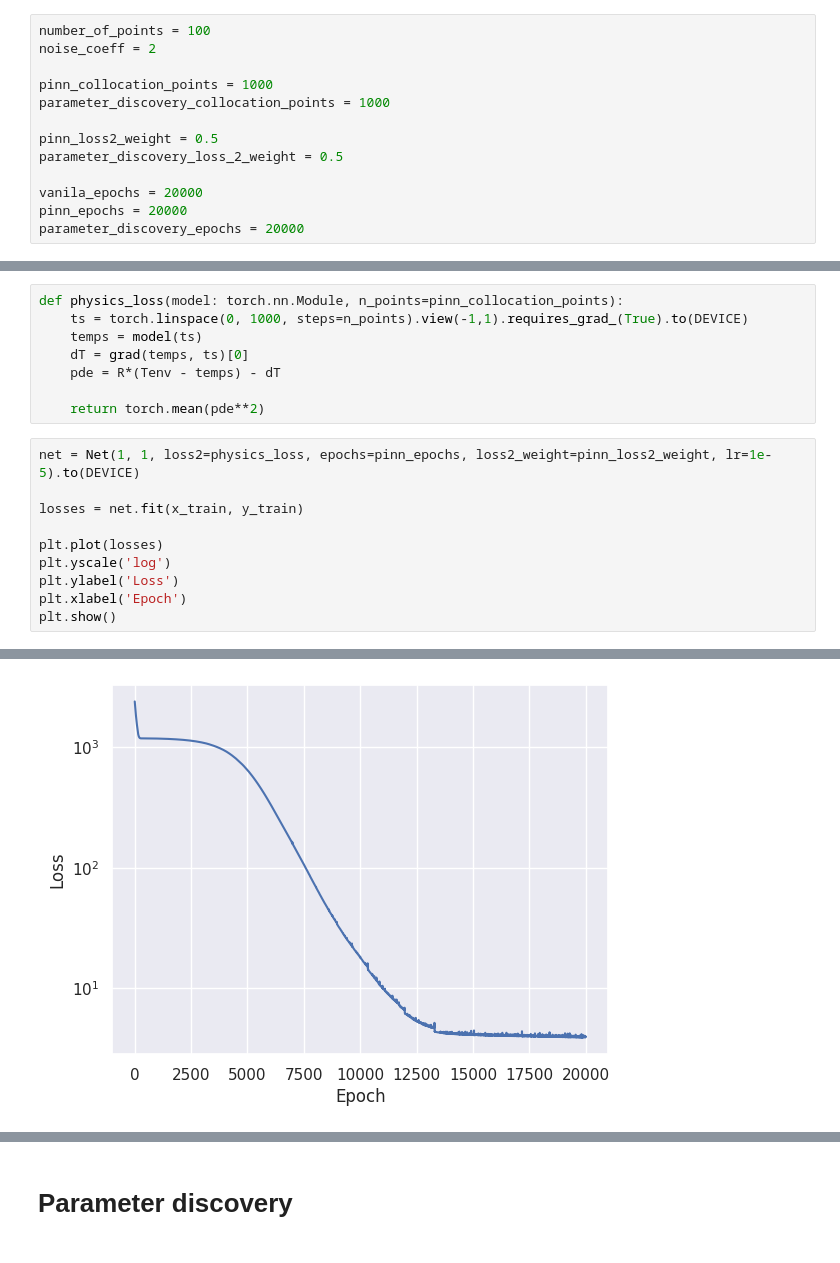
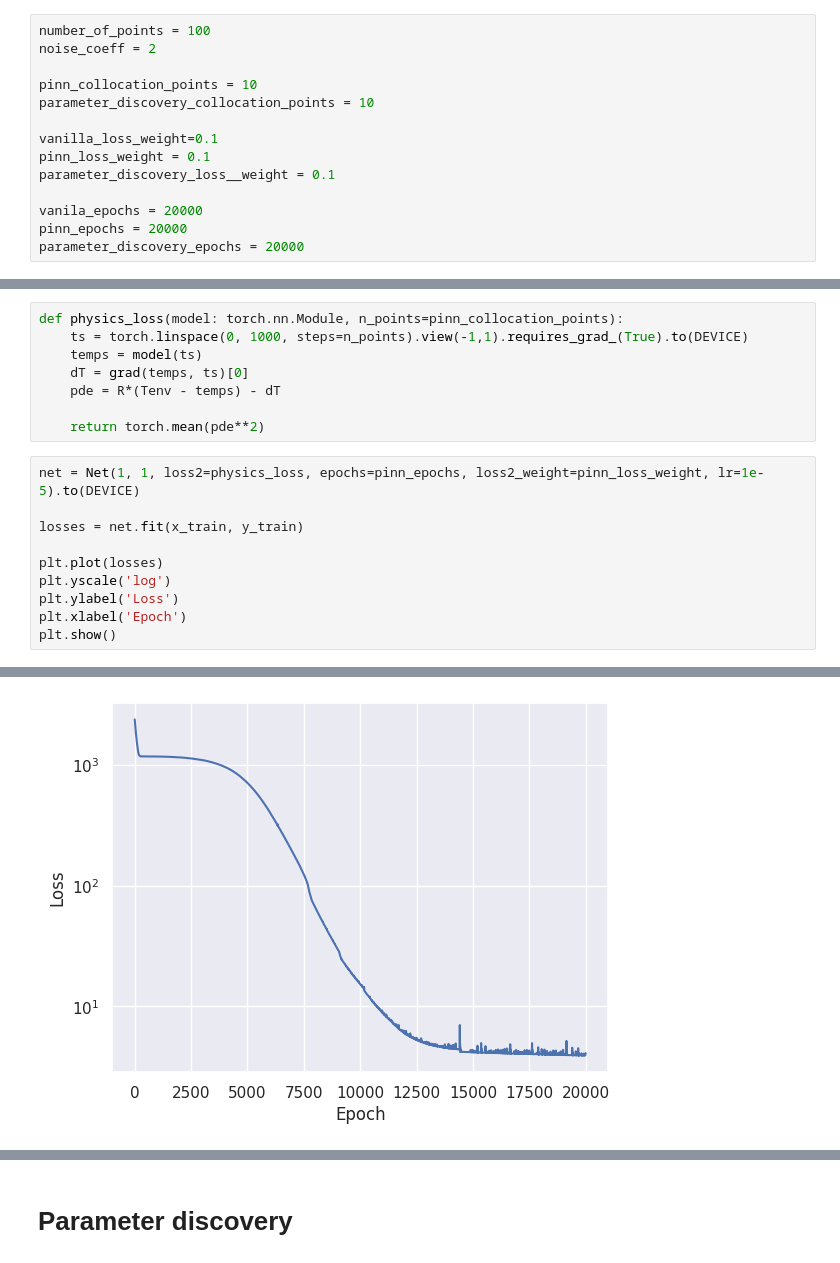
Before and after one commit to MrzAhmadi/PINNs, a Jupyter notebook: experiment/cooling_rate/cooling_rate_train_test.ipynb, the cells around one changed output, grey strips where cells are left out. Saved outputs shown, nothing was run; the diff lists cells and outputs as text.

Commit message:
Fixes loss 1 for vanilla

```diff
--- a/experiment/cooling_rate/cooling_rate_train_test.ipynb
+++ b/experiment/cooling_rate/cooling_rate_train_test.ipynb
@@ -31,11 +31,12 @@ PyTorch will use: cuda
 number_of_points = 100
 noise_coeff = 2
 
-pinn_collocation_points = 1000
-parameter_discovery_collocation_points = 1000
+pinn_collocation_points = 10
+parameter_discovery_collocation_points = 10
 
-pinn_loss2_weight = 0.5
-parameter_discovery_loss_2_weight = 0.5
+vanilla_loss_weight=0.1
+pinn_loss_weight = 0.1
+parameter_discovery_loss__weight = 0.1
 
 vanila_epochs = 20000
 pinn_epochs = 20000
@@ -175,7 +180,7 @@ def physics_loss(model: torch.nn.Module, n_points=pinn_collocation_points):
 
     return torch.mean(pde**2)
 # %%
-net = Net(1, 1, loss2=physics_loss, epochs=pinn_epochs, loss2_weight=pinn_loss2_weight, lr=1e-5).to(DEVICE)
+net = Net(1, 1, loss2=physics_loss, epochs=pinn_epochs, loss2_weight=pinn_loss_weight, lr=1e-5).to(DEVICE)
 
 losses = net.fit(x_train, y_train)
 
@@ -198,4 +205,4 @@ Epoch 18000/20000, loss: 3.99
-[figure, old version]
+[figure, new version]
 # %%
 preds = net.predict(times)
 
```
Also changed, not shown: parts of 8 cells of this notebook, 2 other files.
